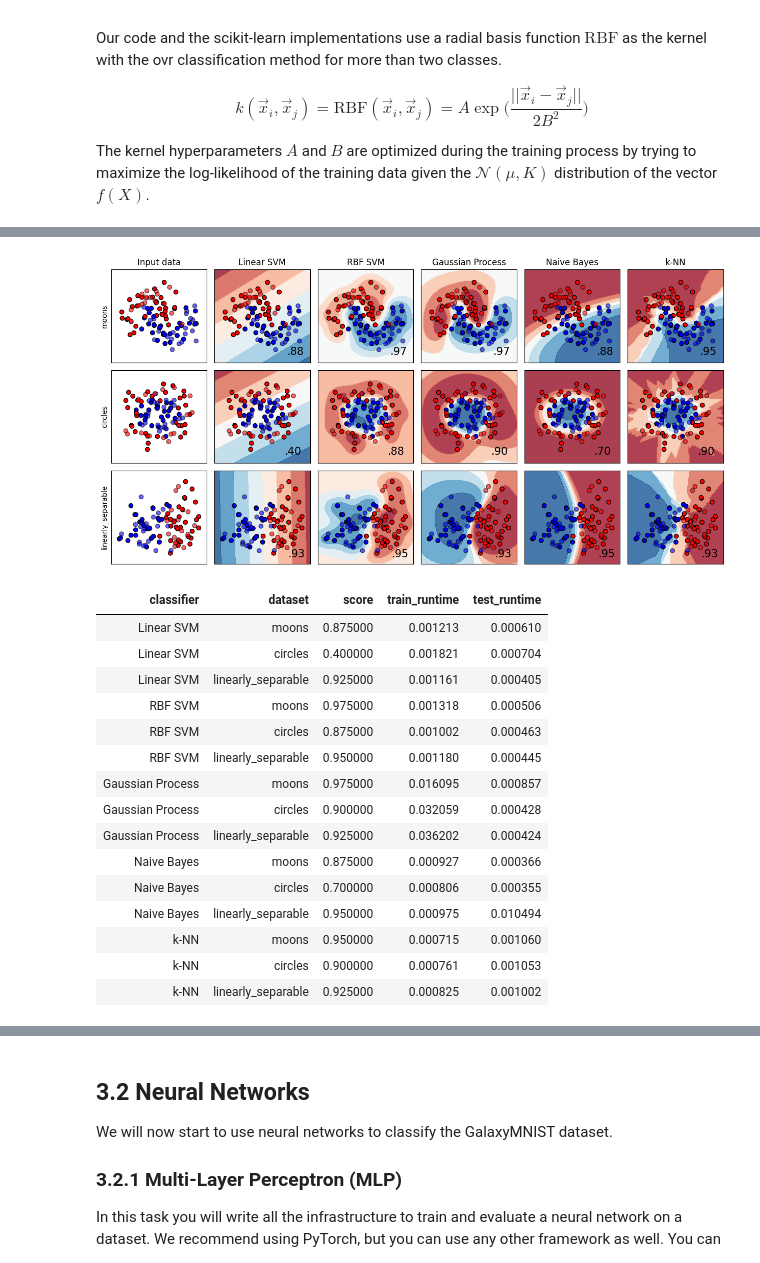
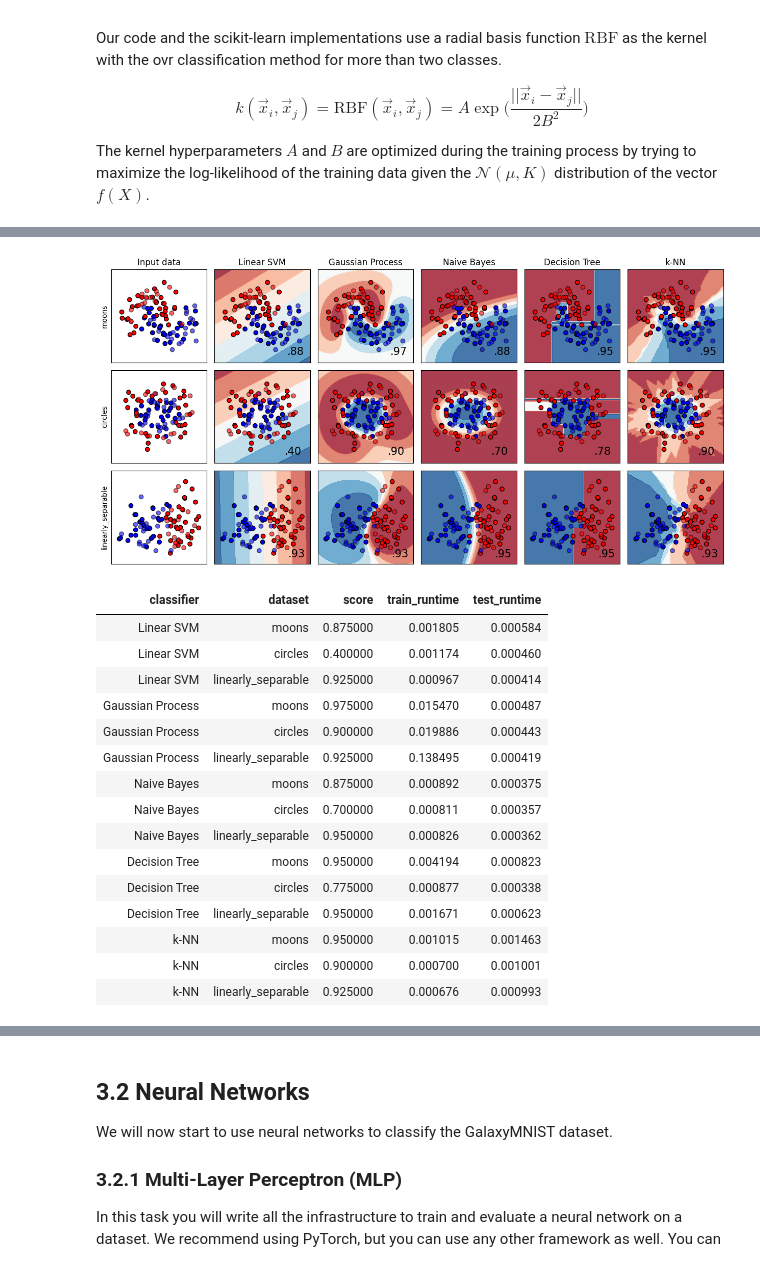
Before and after one commit to Just-Neptun/FP, a Jupyter notebook: S10 Machine Learning/ml_fp/part3.ipynb, the cells around one changed output, grey strips where cells are left out. Cells and saved outputs as stored; diff of their text form; code cells hidden in the pictures.

```diff
--- a/S10 Machine Learning/ml_fp/part3.ipynb
+++ b/S10 Machine Learning/ml_fp/part3.ipynb
@@ -208,14 +256,13 @@ In this case, the k-NN algorithm is the best for the task.
 # %%
+from sklearn.svm import SVC    # Linear SVM
+from sklearn.gaussian_process.kernels import RBF    # Radial basis function for Gaussian Process
+from sklearn.gaussian_process import GaussianProcessClassifier    # Gaussian Process
+from sklearn.naive_bayes import GaussianNB    # Naive Bayes
+from sklearn.neighbors import KNeighborsClassifier    # k-NN
+
+from sklearn.tree import DecisionTreeClassifier
+
 from sklearn.datasets import make_circles, make_classification, make_moons
-
-from sklearn.svm import SVC
-
-from sklearn.gaussian_process.kernels import RBF
-from sklearn.gaussian_process import GaussianProcessClassifier
-
-from sklearn.naive_bayes import GaussianNB
-
-from sklearn.neighbors import KNeighborsClassifier
 
 from Part03.classical_algorithms import example_of_algorithms, style_dataframe
 
@@ -223,46 +270,48 @@ classifiers_names = [
     'Linear SVM',
     'Gaussian Process',
     "Naive Bayes",
+    "Decision Tree",
     "k-NN"
 ]
 classifiers = [
     SVC(kernel='linear', C=0.025, random_state=1),
     GaussianProcessClassifier(1.0 * RBF(1.0), random_state=1),
     GaussianNB(),
+    DecisionTreeClassifier(max_depth=5, random_state=1),
     KNeighborsClassifier(n_neighbors=9),
 ]
 
 X, y = make_classification(
     n_features=2,
     n_redundant=0,
     n_informative=2,
     random_state=1,
     n_clusters_per_class=1,
 )
 rng = np.random.RandomState(2)
 X += 2 * rng.uniform(size=X.shape)
 linearly_separable = (X, y)
 
 datasets = [
     make_moons(noise=0.3, random_state=0),
     make_circles(noise=0.2, factor=0.5, random_state=1),
     linearly_separable,
 ]
 datasets_names = [
     'moons',
     'circles',
     'linearly_separable',
 ]
 
 # side effect -> plots everything
 results = example_of_algorithms(
     classifiers,
     classifiers_names,
     datasets,
     datasets_names,
 )
 # %% [output]
-[figure, old version]
+[figure, new version]
 # %%
 # create a dataframe of the results
 df = pd.DataFrame(results)
@@ -293,21 +342,21 @@ styled.hide(axis='index')
 display(styled)
 # %% [output]
 | classifier | dataset | score | train_runtime | test_runtime |
-| Linear SVM | moons | 0.875000 | 0.001213 | 0.000610 |
-| Linear SVM | circles | 0.400000 | 0.001821 | 0.000704 |
-| Linear SVM | linearly_separable | 0.925000 | 0.001161 | 0.000405 |
-| RBF SVM | moons | 0.975000 | 0.001318 | 0.000506 |
-| RBF SVM | circles | 0.875000 | 0.001002 | 0.000463 |
-| RBF SVM | linearly_separable | 0.950000 | 0.001180 | 0.000445 |
-| Gaussian Process | moons | 0.975000 | 0.016095 | 0.000857 |
-| Gaussian Process | circles | 0.900000 | 0.032059 | 0.000428 |
-| Gaussian Process | linearly_separable | 0.925000 | 0.036202 | 0.000424 |
-| Naive Bayes | moons | 0.875000 | 0.000927 | 0.000366 |
-| Naive Bayes | circles | 0.700000 | 0.000806 | 0.000355 |
-| Naive Bayes | linearly_separable | 0.950000 | 0.000975 | 0.010494 |
-| k-NN | moons | 0.950000 | 0.000715 | 0.001060 |
-| k-NN | circles | 0.900000 | 0.000761 | 0.001053 |
-| k-NN | linearly_separable | 0.925000 | 0.000825 | 0.001002 |
+| Linear SVM | moons | 0.875000 | 0.001805 | 0.000584 |
+| Linear SVM | circles | 0.400000 | 0.001174 | 0.000460 |
+| Linear SVM | linearly_separable | 0.925000 | 0.000967 | 0.000414 |
+| Gaussian Process | moons | 0.975000 | 0.015470 | 0.000487 |
+| Gaussian Process | circles | 0.900000 | 0.019886 | 0.000443 |
+| Gaussian Process | linearly_separable | 0.925000 | 0.138495 | 0.000419 |
+| Naive Bayes | moons | 0.875000 | 0.000892 | 0.000375 |
+| Naive Bayes | circles | 0.700000 | 0.000811 | 0.000357 |
+| Naive Bayes | linearly_separable | 0.950000 | 0.000826 | 0.000362 |
+| Decision Tree | moons | 0.950000 | 0.004194 | 0.000823 |
+| Decision Tree | circles | 0.775000 | 0.000877 | 0.000338 |
+| Decision Tree | linearly_separable | 0.950000 | 0.001671 | 0.000623 |
+| k-NN | moons | 0.950000 | 0.001015 | 0.001463 |
+| k-NN | circles | 0.900000 | 0.000700 | 0.001001 |
+| k-NN | linearly_separable | 0.925000 | 0.000676 | 0.000993 |
 # %%
 from sklearn.pipeline import make_pipeline
 from sklearn.preprocessing import StandardScaler
```
Also changed, not shown: parts of 17 cells of this notebook.
